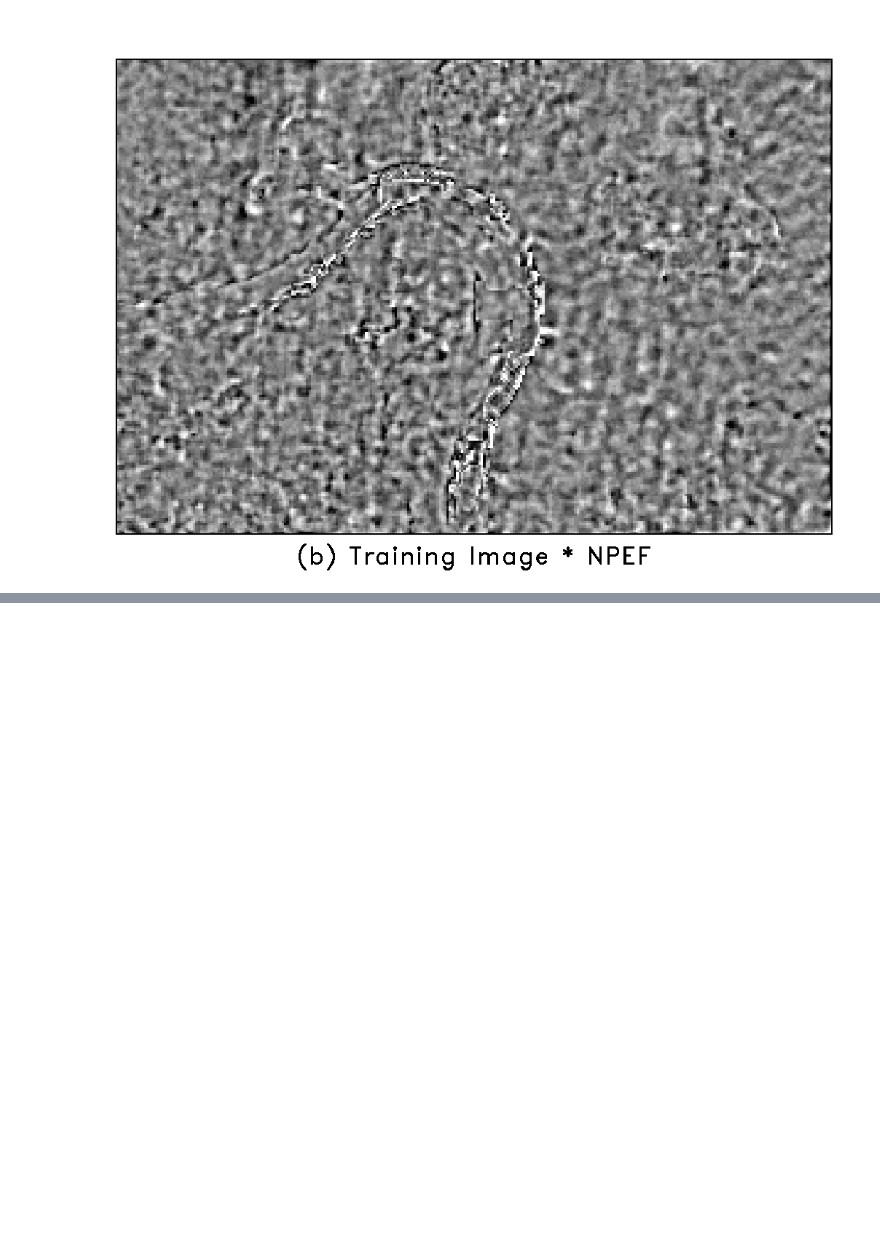
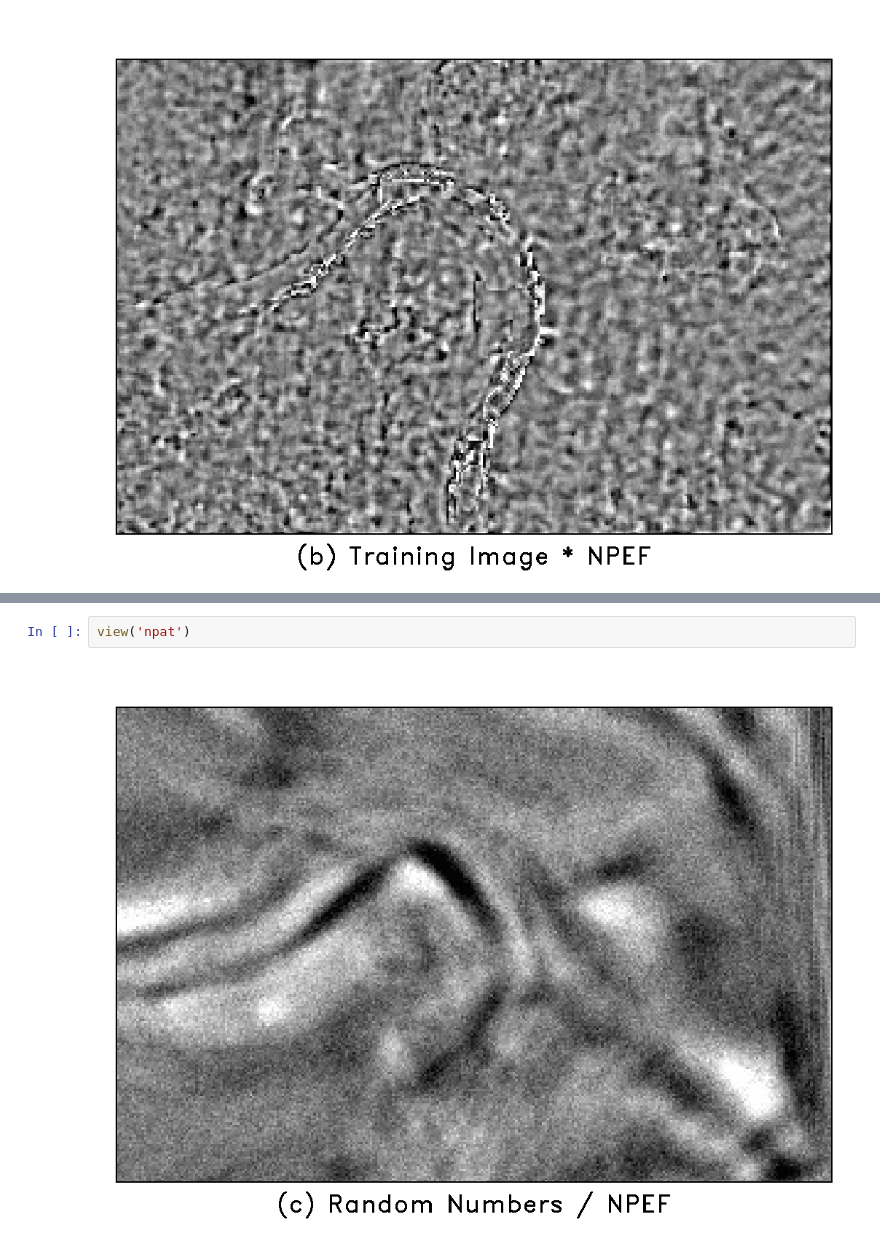
Before and after one commit to sfomel/ipython, a Jupyter notebook: PEF.ipynb, the cells around one changed output, grey strips where cells are left out. Cells and saved outputs as stored; diff of their text form; blank space fills up the shorter version.

```diff
--- a/PEF.ipynb
+++ b/PEF.ipynb
@@ -83,0 +100,4 @@ view('nres')
+# %%
+view('npat')
+# %% [output]
+[figure, added]
```
Also changed, not shown: parts of 4 cells of this notebook, 1 other file.
